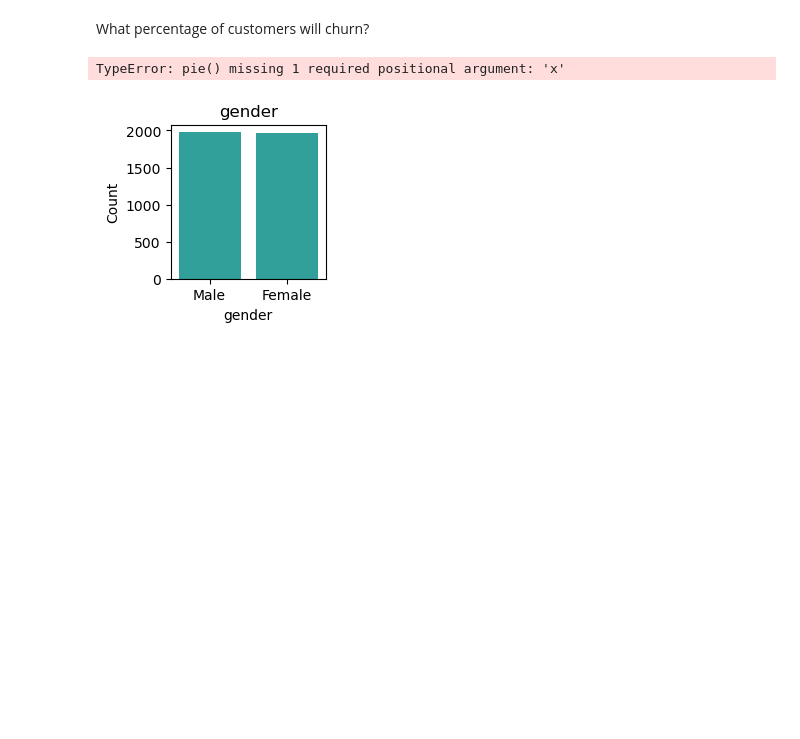
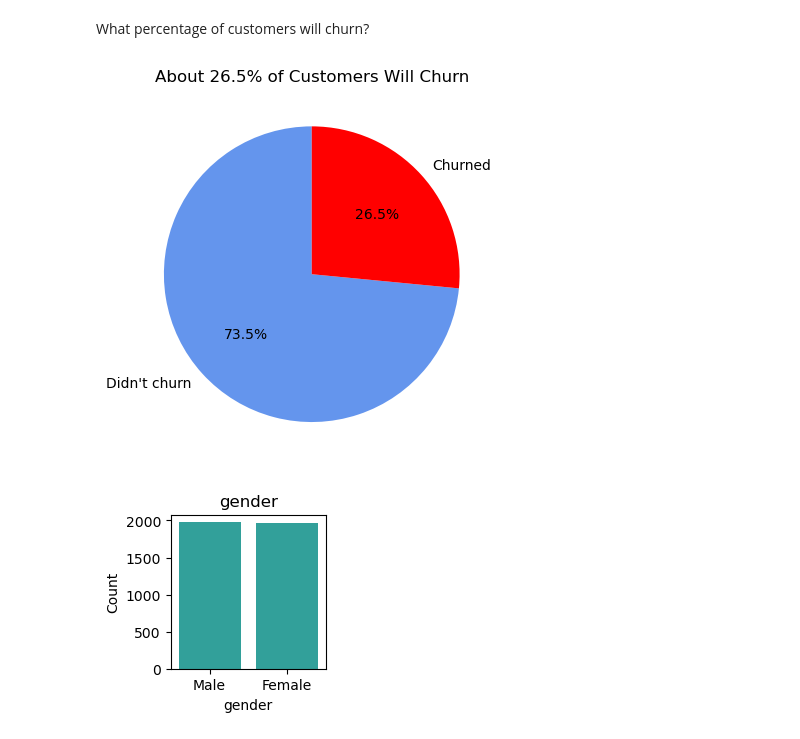
Before and after one commit to Adam-Harris87/classification-project, a Jupyter notebook: explore.ipynb, the cells around one changed output. Saved outputs shown, nothing was run; the diff lists cells and outputs as text; code cells hidden in the pictures; blank space fills up the shorter version.

```diff
--- a/explore.ipynb
+++ b/explore.ipynb
@@ -10,0 +11,3 @@ from prepare import wrangle
+# %%
+# retrieve data from sql database, and clean the data
+df = prepare.wrangle()
@@ -11,2 +16,3 @@ from prepare import wrangle
 # %%
-train, validate, test = wrangle()
+# split data into train, validate, test groups
+train, validate, test = prepare.split_data(df)
@@ -63,9 +67,19 @@ target = ['churn']
 # %% [markdown]
 What percentage of customers will churn?
 # %%
-plt.pie()
+def get_pie_total():
+    '''This function will display a pie chart of the total customer churn rate'''
+    # create the pie chart
+    plt.pie(train.churn.value_counts(), labels=("Didn't churn",'Churned'),
+            autopct='%1.1f%%', colors=('cornflowerblue', 'red'), startangle=90)
+    # give the pie chart a title
+    plt.title('About 26.5% of Customers Will Churn')
+    # display the pie chart
+    plt.show()
-# %% [output]
-TypeError: pie() missing 1 required positional argument: 'x'
+# %%
+get_pie_total()
+# %% [output]
+[figure, added]
 # %%
 def explore_univariate(train, cat_vars, quant_vars):
     for var in cat_vars:
```
Also changed, not shown: parts of 9 cells of this notebook, 2 other files.
